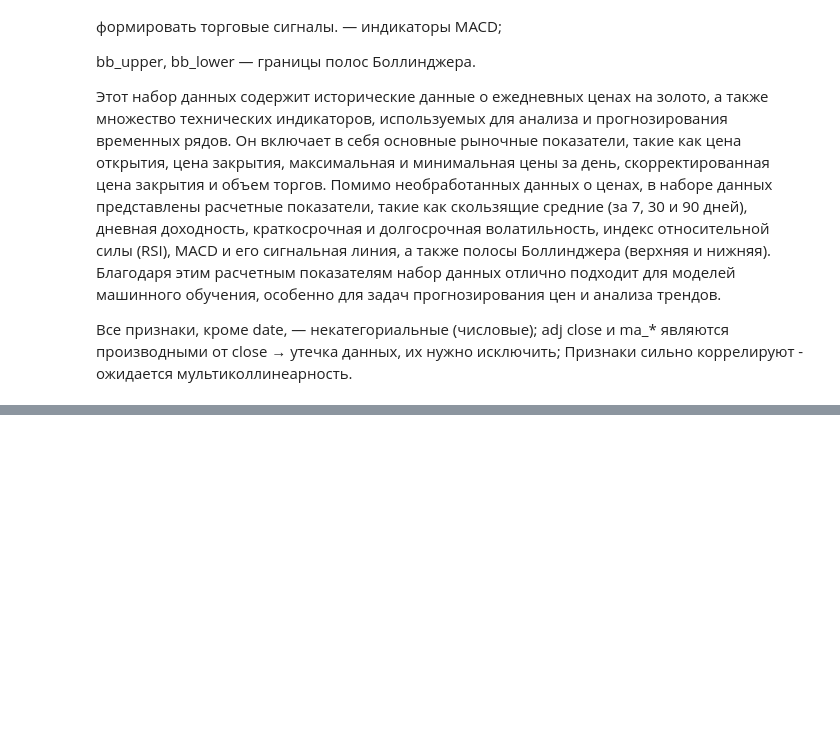
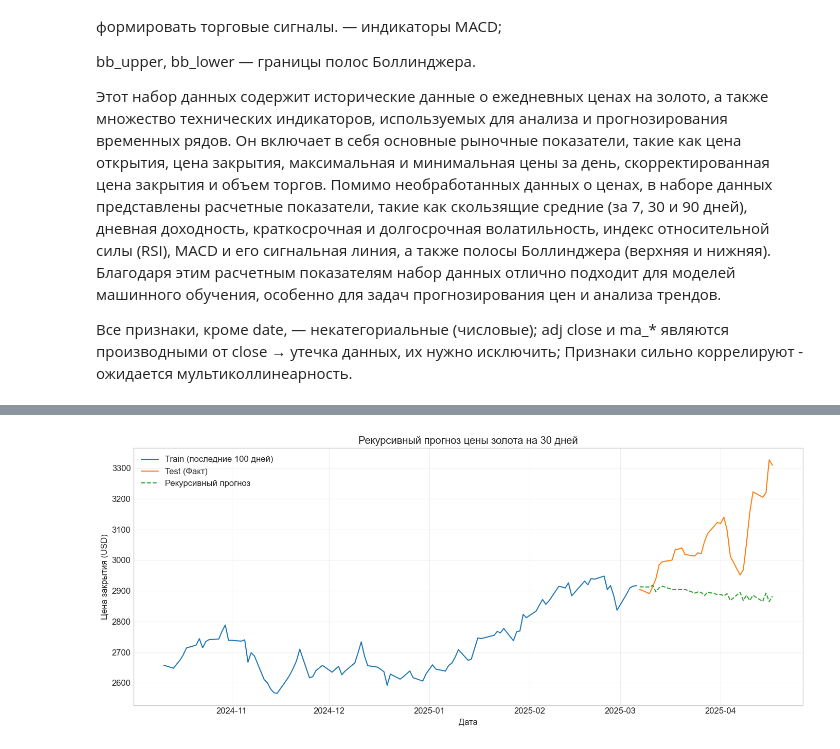
Before and after one commit to Didi5GD/Laba1_AIML, a Jupyter notebook: Laba1_AIML.ipynb, the cells around one changed output, grey strips where cells are left out. Saved outputs shown, nothing was run; the diff lists cells and outputs as text; code cells hidden in the pictures; blank space fills up the shorter version.

```diff
--- a/Laba1_AIML.ipynb
+++ b/Laba1_AIML.ipynb
@@ -1310,0 +275,77 @@ PCA успешно устранил мультиколлинеарность, с
+# %%
+# --- Рекурсивный прогноз на H шагов ---
+HORIZON = 30
+
+# Для прогноза будем использовать последние доступные данные из train
+history = data.iloc[:train_size].copy()
+predictions = []
+
+# Обучаем модель на всех данных до момента прогноза
+model = GradientBoostingRegressor(n_estimators=100, learning_rate=0.1, max_depth=3, random_state=42)
+model.fit(history[features], history[target])
+
+for i in range(HORIZON):
+    # Берем последнюю строку с известными данными
+    last_known_data = history.iloc[-1:].copy()
+
+    # Формируем признаки для прогноза на 1 шаг вперед
+    # (все признаки для момента t+1 известны из данных до t)
+    X_pred = last_known_data[features]
+
+    # Делаем прогноз
+    pred = model.predict(X_pred)[0]
+    predictions.append(pred)
+
+    # Создаем новую строку для добавления в историю
+    new_row = pd.DataFrame(index=[last_known_data.index[0] + pd.Timedelta(days=1)])
+
+    # Заполняем календарные признаки для новой даты
+    new_row['day_of_week'] = new_row.index.dayofweek
+    new_row['month'] = new_row.index.month
+    new_row['year'] = new_row.index.year
+    new_row['day_of_year'] = new_row.index.dayofyear
+    new_row['is_weekend'] = (new_row.index.dayofweek >= 5).astype(int)
+
+    # Добавляем прогноз как новое значение 'close'
+    new_row['close'] = pred
+
+    # Добавляем новую строку в историю
+    history = pd.concat([history, new_row])
+
+    # Пересчитываем лаги и скользящие статистики для всей обновленной истории
+    history['lag_1'] = history['close'].shift(1)
+    history['lag_2'] = history['close'].shift(2)
+    history['lag_3'] = history['close'].shift(3)
+    history['lag_7'] = history['close'].shift(7)
+    history['lag_14'] = history['close'].shift(14)
+    history['lag_30'] = history['close'].shift(30)
+
+    for window in windows:
+        history[f'rolling_mean_{window}'] = history['close'].shift(1).rolling(window=window).mean()
+        history[f'rolling_std_{window}'] = history['close'].shift(1).rolling(window=window).std()
+        history[f'rolling_min_{window}'] = history['close'].shift(1).rolling(window=window).min()
+        history[f'rolling_max_{window}'] = history['close'].shift(1).rolling(window=window).max()
+
+    history['seasonal_7'] = history['close'].shift(7)
+    history['seasonal_30'] = history['close'].shift(30)
+
+# --- Оценка качества рекурсивного прогноза ---
+# Сравниваем прогноз с фактическими данными из тестовой выборки
+y_test_horizon = y_test[:HORIZON]
+predictions_horizon = pd.Series(predictions, index=y_test_horizon.index)
+
+results_horizon = evaluate_model(y_test_horizon, predictions_horizon, f"Gradient Boosting (Рекурсивный, H={HORIZON})")
+
+# Визуализация прогноза на горизонт H
+plt.figure(figsize=(14, 6))
+plt.plot(y_train.index[-100:], y_train[-100:], label='Train (последние 100 дней)')
+plt.plot(y_test_horizon.index, y_test_horizon, label='Test (Факт)')
+plt.plot(predictions_horizon.index, predictions_horizon, label='Рекурсивный прогноз', linestyle='--')
+plt.title(f'Рекурсивный прогноз цены золота на {HORIZON} дней')
+plt.xlabel('Дата')
+plt.ylabel('Цена закрытия (USD)')
+plt.legend()
+plt.grid(True, alpha=0.3)
+plt.tight_layout()
+plt.show()
+# %% [output]
@@ -1310,0 +357 @@ PCA успешно устранил мультиколлинеарность, с
+[figure, added]
```
Also changed, not shown: parts of 70 cells of this notebook.
